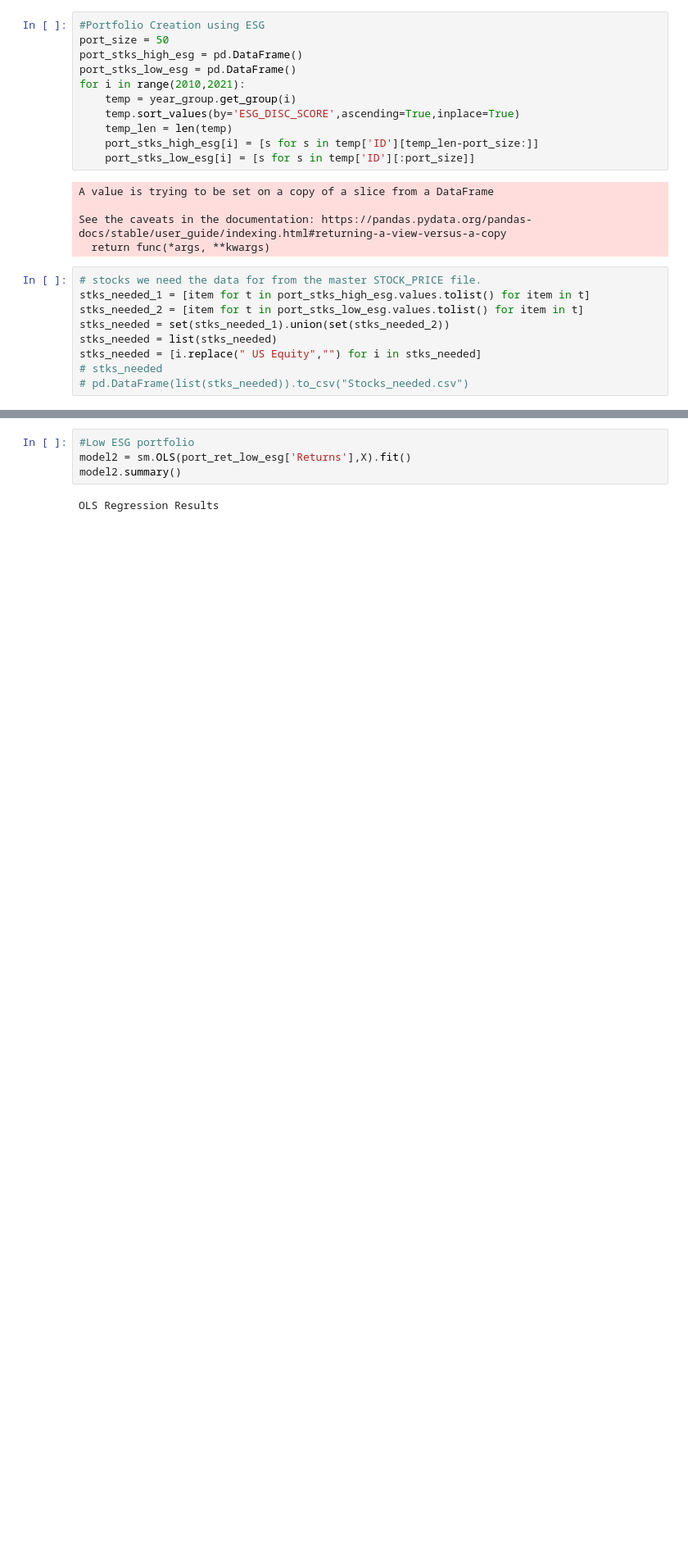
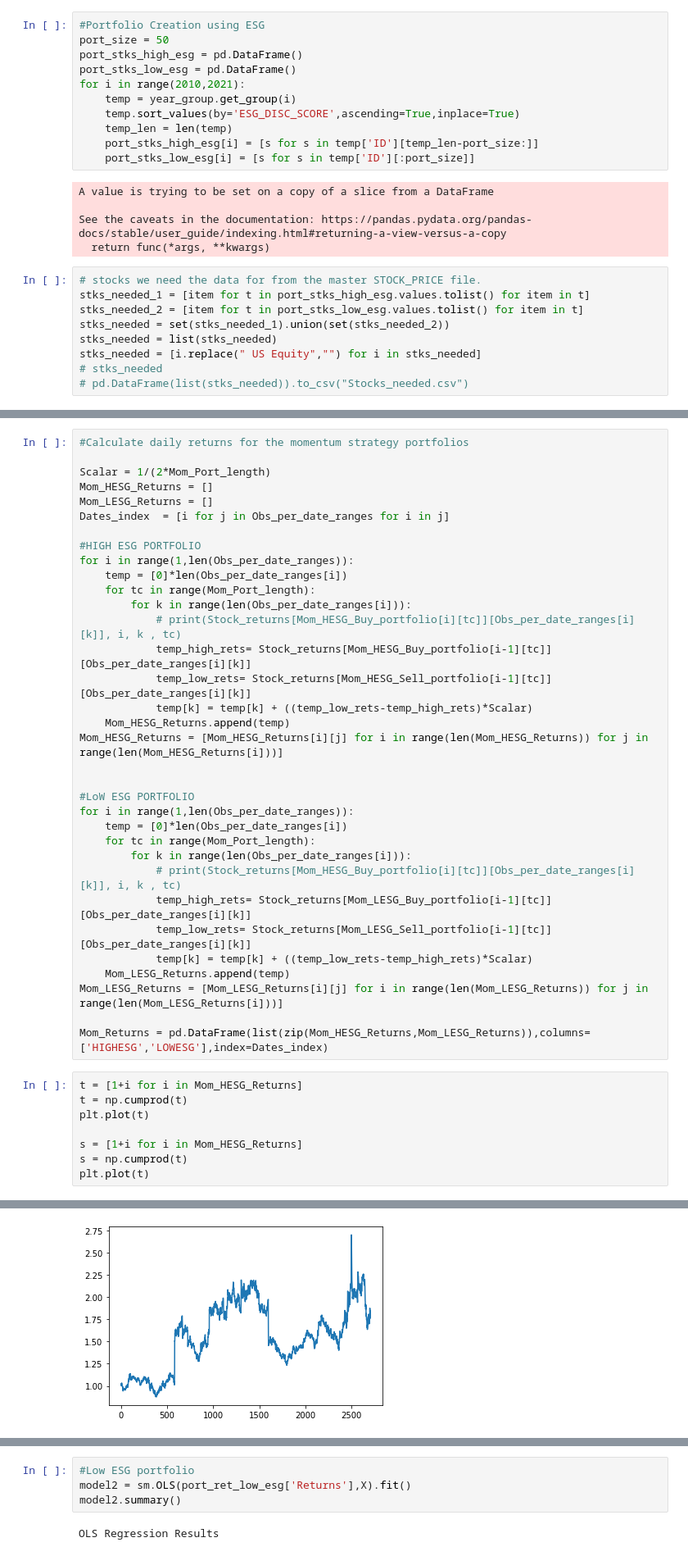
Before and after one commit to sidthak196/ESG_Momentum_Strategy, a Jupyter notebook: esg_data.ipynb, the cells around one changed output, grey strips where cells are left out. Shown at 82% size. Saved outputs shown, nothing was run; the diff lists cells and outputs as text; blank space fills up the shorter version.

```diff
--- a/esg_data.ipynb
+++ b/esg_data.ipynb
@@ -81,0 +126,43 @@ Stock_returns = Stock_prices.pct_change()
+# %%
+#Calculate daily returns for the momentum strategy portfolios
+
+Scalar = 1/(2*Mom_Port_length)
+Mom_HESG_Returns = []
+Mom_LESG_Returns = []
+Dates_index  = [i for j in Obs_per_date_ranges for i in j]
+
+#HIGH ESG PORTFOLIO
+for i in range(1,len(Obs_per_date_ranges)):
+    temp = [0]*len(Obs_per_date_ranges[i])
+    for tc in range(Mom_Port_length):
+        for k in range(len(Obs_per_date_ranges[i])):
+            # print(Stock_returns[Mom_HESG_Buy_portfolio[i][tc]][Obs_per_date_ranges[i][k]], i, k , tc)
+            temp_high_rets= Stock_returns[Mom_HESG_Buy_portfolio[i-1][tc]][Obs_per_date_ranges[i][k]]
+            temp_low_rets= Stock_returns[Mom_HESG_Sell_portfolio[i-1][tc]][Obs_per_date_ranges[i][k]]
+            temp[k] = temp[k] + ((temp_low_rets-temp_high_rets)*Scalar)
+    Mom_HESG_Returns.append(temp)
+Mom_HESG_Returns = [Mom_HESG_Returns[i][j] for i in range(len(Mom_HESG_Returns)) for j in range(len(Mom_HESG_Returns[i]))]
+
+
+#LoW ESG PORTFOLIO
+for i in range(1,len(Obs_per_date_ranges)):
+    temp = [0]*len(Obs_per_date_ranges[i])
+    for tc in range(Mom_Port_length):
+        for k in range(len(Obs_per_date_ranges[i])):
+            # print(Stock_returns[Mom_HESG_Buy_portfolio[i][tc]][Obs_per_date_ranges[i][k]], i, k , tc)
+            temp_high_rets= Stock_returns[Mom_LESG_Buy_portfolio[i-1][tc]][Obs_per_date_ranges[i][k]]
+            temp_low_rets= Stock_returns[Mom_LESG_Sell_portfolio[i-1][tc]][Obs_per_date_ranges[i][k]]
+            temp[k] = temp[k] + ((temp_low_rets-temp_high_rets)*Scalar)
+    Mom_LESG_Returns.append(temp)
+Mom_LESG_Returns = [Mom_LESG_Returns[i][j] for i in range(len(Mom_LESG_Returns)) for j in range(len(Mom_LESG_Returns[i]))]
+
+Mom_Returns = pd.DataFrame(list(zip(Mom_HESG_Returns,Mom_LESG_Returns)),columns=['HIGHESG','LOWESG'],index=Dates_index)
+# %%
+t = [1+i for i in Mom_HESG_Returns]
+t = np.cumprod(t)
+plt.plot(t)
+
+s = [1+i for i in Mom_HESG_Returns]
+s = np.cumprod(t)
+plt.plot(t)
+# %% [output]
@@ -81,0 +170 @@ Stock_returns = Stock_prices.pct_change()
+[figure, added]
```
Also changed, not shown: parts of 17 cells of this notebook, 6 other files.
